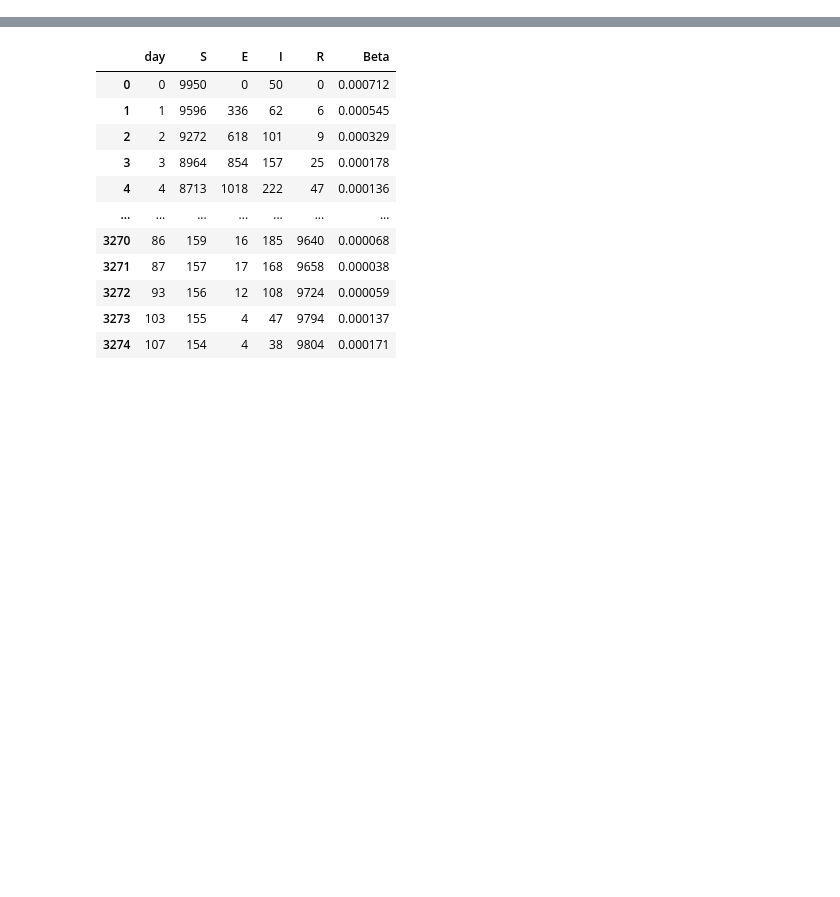
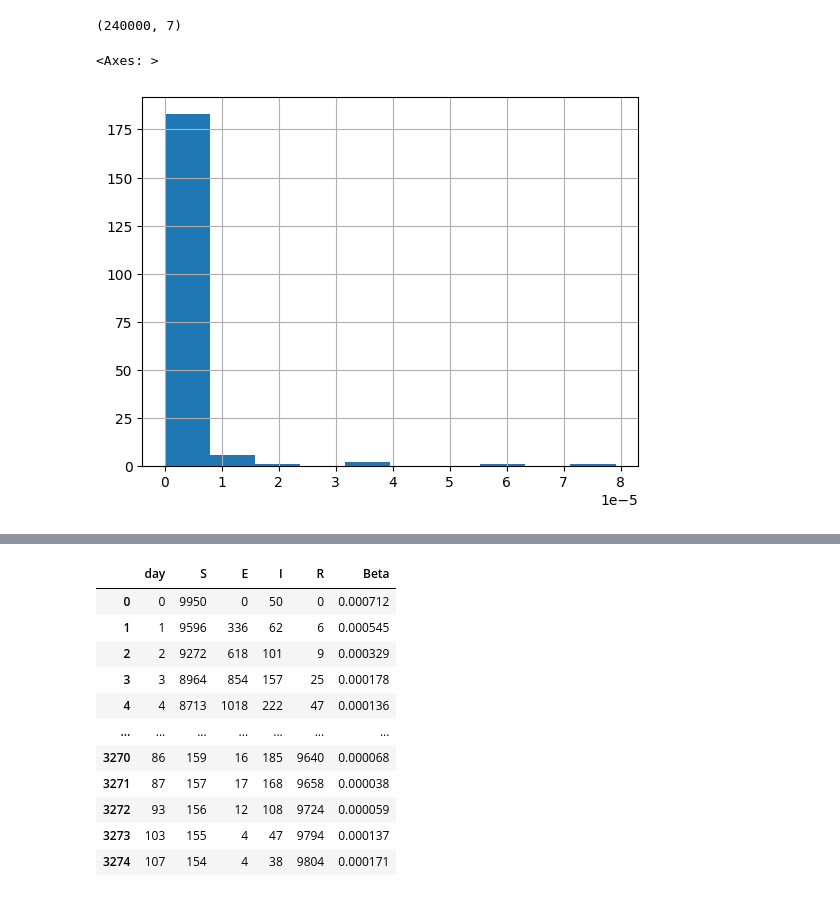
Before and after one commit to Mpkosh/network_hybrid_33, a Jupyter notebook: arima.ipynb, the cells around one changed output, grey strips where cells are left out. Saved outputs shown, nothing was run; the diff lists cells and outputs as text; code cells hidden in the pictures; blank space fills up the shorter version.

```diff
--- a/arima.ipynb
+++ b/arima.ipynb
@@ -58,0 +114,9 @@ for i in seeds_train_n[:5]:
+# %%
+fin_df.shape
+# %% [output]
+(240000, 7)
+# %%
+fin_df.Beta[:250].hist()
+# %% [output]
+<Axes: >
+[figure, added]
```
Also changed, not shown: parts of 33 cells of this notebook, 12 other files.
